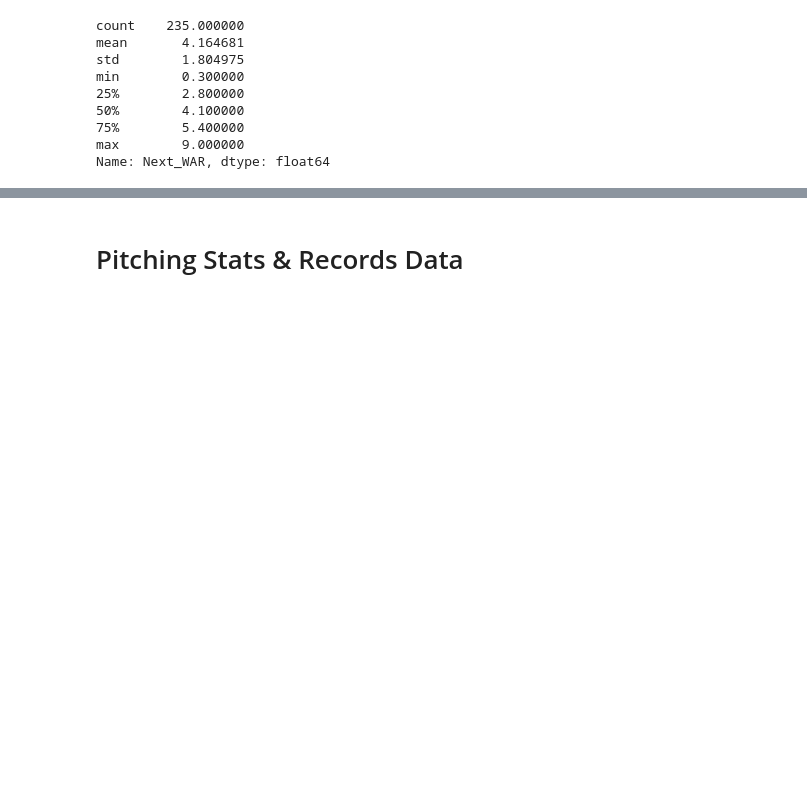
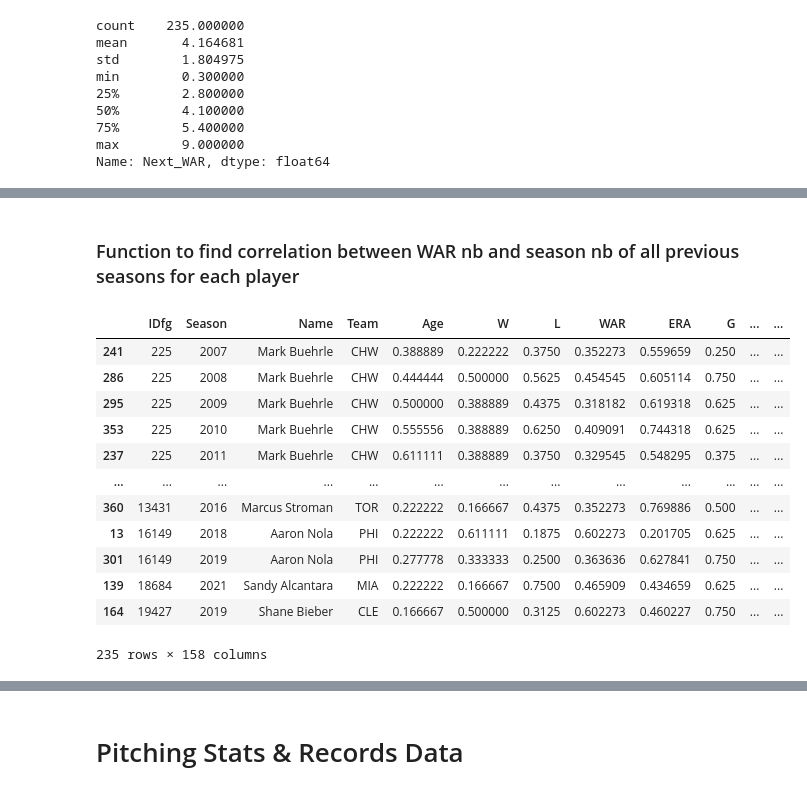
Before and after one commit to MireyNM/Predict_Future_MLB_Stats, a Jupyter notebook: Code/predict_WAR_pirchers.ipynb, the cells around one changed output, grey strips where cells are left out. Saved outputs shown, nothing was run; the diff lists cells and outputs as text; code cells hidden in the pictures; blank space fills up the shorter version.

```diff
--- a/Code/predict_WAR_pirchers.ipynb
+++ b/Code/predict_WAR_pirchers.ipynb
@@ -363,3 +421,5 @@ Which is good for the model
+# %% [markdown]
+###  Function to find correlation between WAR nb and season nb of all previous seasons for each player
 # %%
 def player_history(df):
     df = df.sort_values("Season")
@@ -384,4 +447,19 @@ def group_averages(df):
     return df["WAR"] / df["WAR"].mean()
 # %%
 pitching["war_season"] = pitching.groupby("Season", group_keys=False).apply(group_averages)
+pitching
+# %% [output]
+|  | IDfg | Season | Name | Team | Age | W | L | WAR | ERA | G | ... | ... |
+| 241 | 225 | 2007 | Mark Buehrle | CHW | 0.388889 | 0.222222 | 0.3750 | 0.352273 | 0.559659 | 0.250 | ... | ... |
+| 286 | 225 | 2008 | Mark Buehrle | CHW | 0.444444 | 0.500000 | 0.5625 | 0.454545 | 0.605114 | 0.750 | ... | ... |
+| 295 | 225 | 2009 | Mark Buehrle | CHW | 0.500000 | 0.388889 | 0.4375 | 0.318182 | 0.619318 | 0.625 | ... | ... |
+| 353 | 225 | 2010 | Mark Buehrle | CHW | 0.555556 | 0.388889 | 0.6250 | 0.409091 | 0.744318 | 0.625 | ... | ... |
+| 237 | 225 | 2011 | Mark Buehrle | CHW | 0.611111 | 0.388889 | 0.3750 | 0.329545 | 0.548295 | 0.375 | ... | ... |
+| ... | ... | ... | ... | ... | ... | ... | ... | ... | ... | ... | ... | ... |
+| 360 | 13431 | 2016 | Marcus Stroman | TOR | 0.222222 | 0.166667 | 0.4375 | 0.352273 | 0.769886 | 0.500 | ... | ... |
+| 13 | 16149 | 2018 | Aaron Nola | PHI | 0.222222 | 0.611111 | 0.1875 | 0.602273 | 0.201705 | 0.625 | ... | ... |
+| 301 | 16149 | 2019 | Aaron Nola | PHI | 0.277778 | 0.333333 | 0.2500 | 0.363636 | 0.627841 | 0.750 | ... | ... |
+| 139 | 18684 | 2021 | Sandy Alcantara | MIA | 0.222222 | 0.166667 | 0.7500 | 0.465909 | 0.434659 | 0.625 | ... | ... |
+| 164 | 19427 | 2019 | Shane Bieber | CLE | 0.166667 | 0.500000 | 0.3125 | 0.602273 | 0.460227 | 0.750 | ... | ... |
+235 rows × 158 columns
 # %%
```
Also changed, not shown: parts of 30 cells of this notebook, 13 other files.
